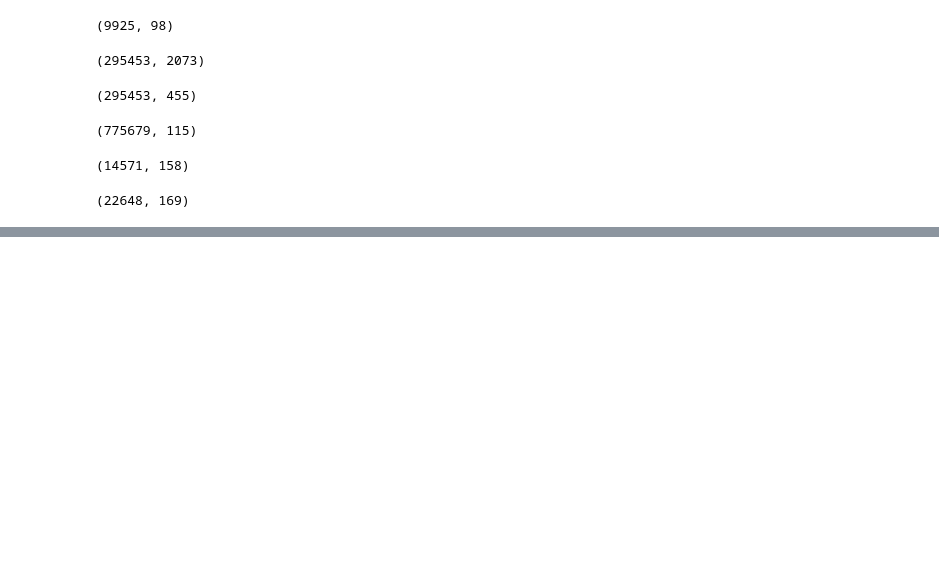
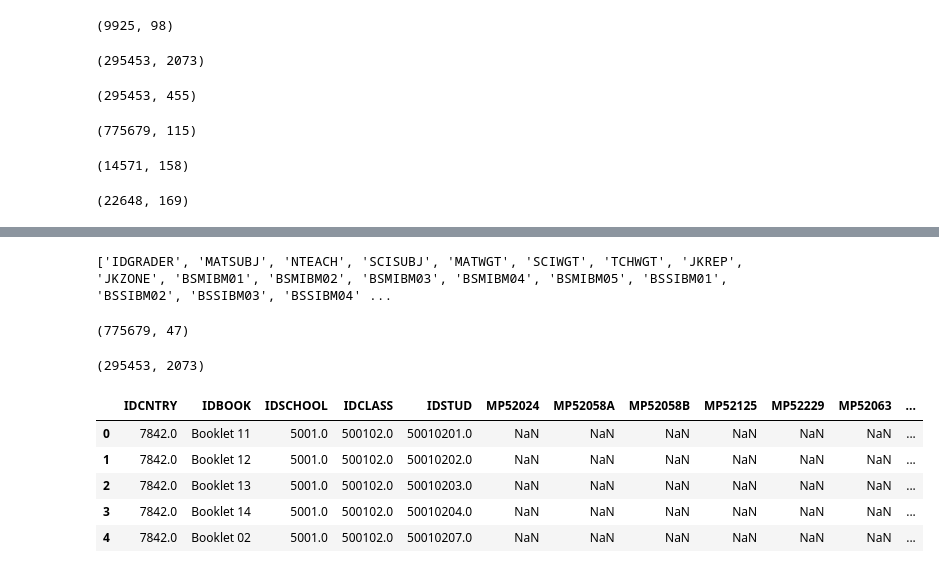
Before and after one commit to sjhaluck/TIMSS-Data-Science, a Jupyter notebook: TIMSS Exploration.ipynb, the cells around one changed output, grey strips where cells are left out. Cells and saved outputs as stored; diff of their text form; code cells hidden in the pictures; blank space fills up the shorter version.

```diff
--- a/TIMSS Exploration.ipynb
+++ b/TIMSS Exploration.ipynb
@@ -98,0 +101,2 @@ sci_teach.to_csv('data/{}.csv'.format(sci_teach.name), index = False)
+# %%
+stud_ach = pd.read_csv('data/stud_ach.csv')
@@ -98,0 +218,26 @@ sci_teach.to_csv('data/{}.csv'.format(sci_teach.name), index = False)
+# %%
+col_set = ['IDGRADER','MATSUBJ','NTEACH','SCISUBJ','MATWGT','SCIWGT','TCHWGT','JKREP','JKZONE']
+for col in stud_teach.columns:
+    if 'IBM' in col:
+        col_set.append(col)
+print(col_set)
+stud_teach.drop(col_set, axis=1, inplace=True)
+# %% [output]
+['IDGRADER', 'MATSUBJ', 'NTEACH', 'SCISUBJ', 'MATWGT', 'SCIWGT', 'TCHWGT', 'JKREP', 'JKZONE', 'BSMIBM01', 'BSMIBM02', 'BSMIBM03', 'BSMIBM04', 'BSMIBM05', 'BSSIBM01', 'BSSIBM02', 'BSSIBM03', 'BSSIBM04' ...
+# %%
+stud_teach.shape
+# %% [output]
+(775679, 47)
+# %%
+stud_ach.shape
+# %% [output]
+(295453, 2073)
+# %%
+stud_ach.head()
+# %% [output]
+|  | IDCNTRY | IDBOOK | IDSCHOOL | IDCLASS | IDSTUD | MP52024 | MP52058A | MP52058B | MP52125 | MP52229 | MP52063 | ... |
+| 0 | 7842.0 | Booklet 11 | 5001.0 | 500102.0 | 50010201.0 | NaN | NaN | NaN | NaN | NaN | NaN | ... |
+| 1 | 7842.0 | Booklet 12 | 5001.0 | 500102.0 | 50010202.0 | NaN | NaN | NaN | NaN | NaN | NaN | ... |
+| 2 | 7842.0 | Booklet 13 | 5001.0 | 500102.0 | 50010203.0 | NaN | NaN | NaN | NaN | NaN | NaN | ... |
+| 3 | 7842.0 | Booklet 14 | 5001.0 | 500102.0 | 50010204.0 | NaN | NaN | NaN | NaN | NaN | NaN | ... |
+| 4 | 7842.0 | Booklet 02 | 5001.0 | 500102.0 | 50010207.0 | NaN | NaN | NaN | NaN | NaN | NaN | ... |
```
Also changed, not shown: parts of 22 cells of this notebook.
